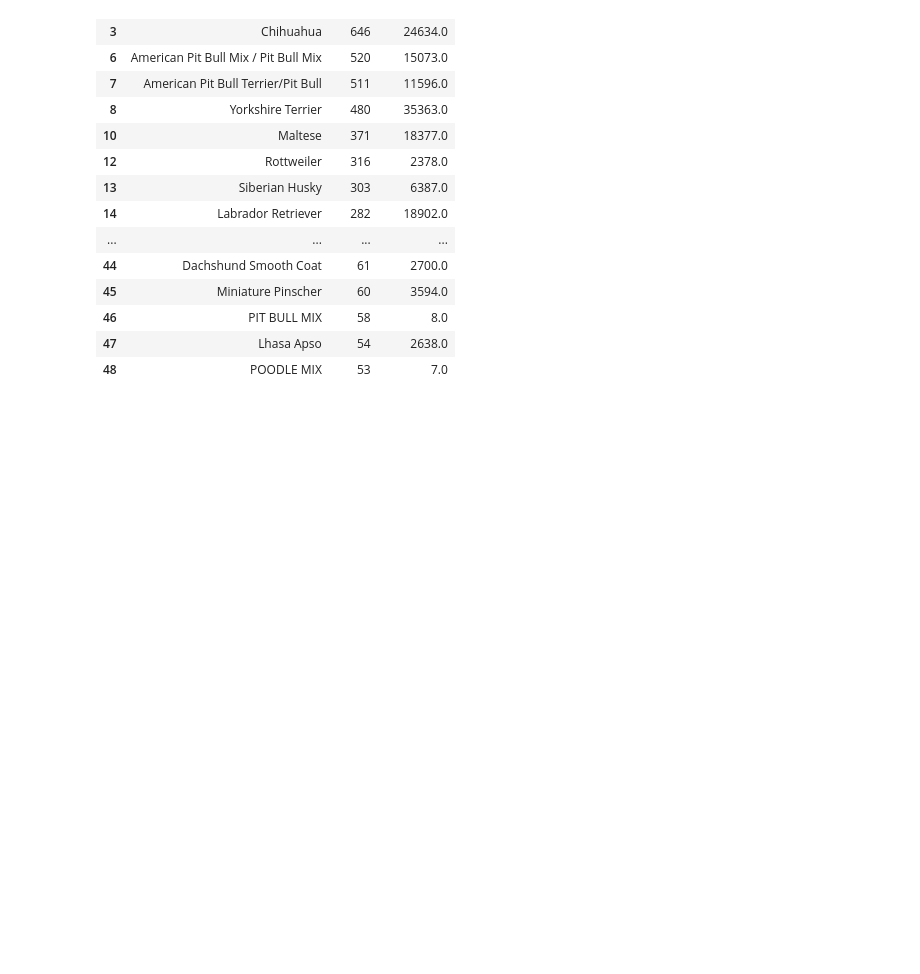
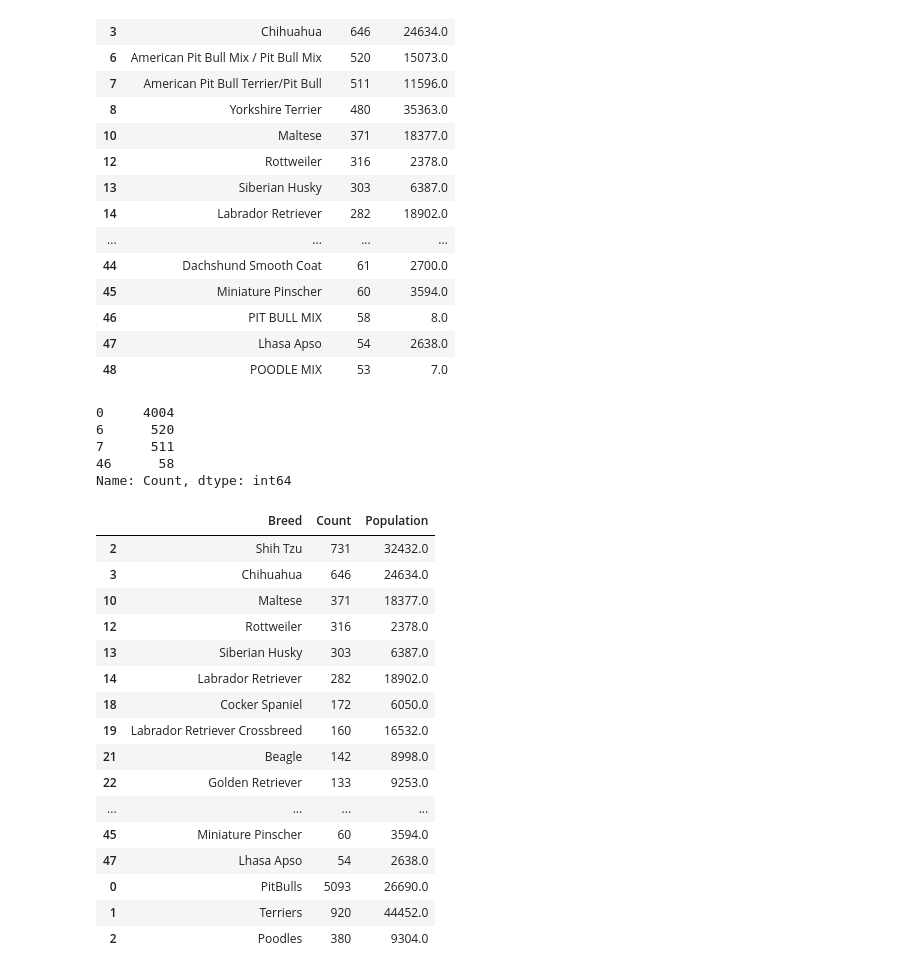
Before and after one commit to StarkArk/Tailored_Tails, a Jupyter notebook: Visualizations/data_and_code/visualization_notebook.ipynb, the cells around one changed output. Cells and saved outputs as stored; diff of their text form; code cells hidden in the pictures; blank space fills up the shorter version.

```diff
--- a/Visualizations/data_and_code/visualization_notebook.ipynb
+++ b/Visualizations/data_and_code/visualization_notebook.ipynb
@@ -223,3 +228,57 @@ dog_bites_merged_clipped_df.head(50)
 | 46 | PIT BULL MIX | 58 | 8.0 |
 | 47 | Lhasa Apso | 54 | 2638.0 |
 | 48 | POODLE MIX | 53 | 7.0 |
+# %%
+dog_bites_merged_clipped_df['Count'].loc[[0, 6, 7, 46]]
+# %% [output]
+0     4004
+6      520
+7      511
+46      58
+Name: Count, dtype: int64
+# %%
+# Combine Pit Bulls, Poodles, Terriers
+# Add up pop for Terrier, PitBull, German Shephard, and Poodles
+# PitBull index => [0, 6, 7, 46], Terrier index => [8, 20, 24, 30, 40]
+# Poodles => [15, 41, 48]
+
+# Counts
+pitbull_bites = dog_bites_merged_clipped_df['Count'].loc[[0, 6, 7, 46]].sum()
+terrier_bites = dog_bites_merged_clipped_df['Count'].loc[[8, 20, 24, 30, 40]].sum()
+poodle_bites = dog_bites_merged_clipped_df['Count'].loc[[15, 41, 48]].sum()
+
+# Population Count
+pitbull_population = dog_bites_merged_clipped_df['Population'].loc[[0, 6, 7, 46]].sum()
+terrier_population = dog_bites_merged_clipped_df['Population'].loc[[8, 20, 24, 30, 40]].sum()
+poodle_population = dog_bites_merged_clipped_df['Population'].loc[[15, 41, 48]].sum()
+
+# Create and append combined info to the DataFrame and Drop constituent data from DataFrame
+ptp_addend_df = pd.DataFrame([['PitBulls', pitbull_bites, pitbull_population],
+                              ['Terriers', terrier_bites, terrier_population],
+                              ['Poodles', poodle_bites, poodle_population]],
+                            columns = ['Breed','Count','Population'])
+
+# Drop consolidated columns
+dog_bites_merged_consol_drop_df = dog_bites_merged_clipped_df.drop(axis=0, index=[0, 6, 7, 46, 8, 20, 24, 30, 40, 15, 41, 48])
+
+top_dbites_consolidated_df = pd.concat([dog_bites_merged_consol_drop_df, ptp_addend_df])
+
+top_dbites_consolidated_df
+# %% [output]
+|  | Breed | Count | Population |
+| 2 | Shih Tzu | 731 | 32432.0 |
+| 3 | Chihuahua | 646 | 24634.0 |
+| 10 | Maltese | 371 | 18377.0 |
+| 12 | Rottweiler | 316 | 2378.0 |
+| 13 | Siberian Husky | 303 | 6387.0 |
+| 14 | Labrador Retriever | 282 | 18902.0 |
+| 18 | Cocker Spaniel | 172 | 6050.0 |
+| 19 | Labrador Retriever Crossbreed | 160 | 16532.0 |
+| 21 | Beagle | 142 | 8998.0 |
+| 22 | Golden Retriever | 133 | 9253.0 |
+| ... | ... | ... | ... |
+| 45 | Miniature Pinscher | 60 | 3594.0 |
+| 47 | Lhasa Apso | 54 | 2638.0 |
+| 0 | PitBulls | 5093 | 26690.0 |
+| 1 | Terriers | 920 | 44452.0 |
+| 2 | Poodles | 380 | 9304.0 |
```
Also changed, not shown: parts of 6 cells of this notebook, 12 other files.
